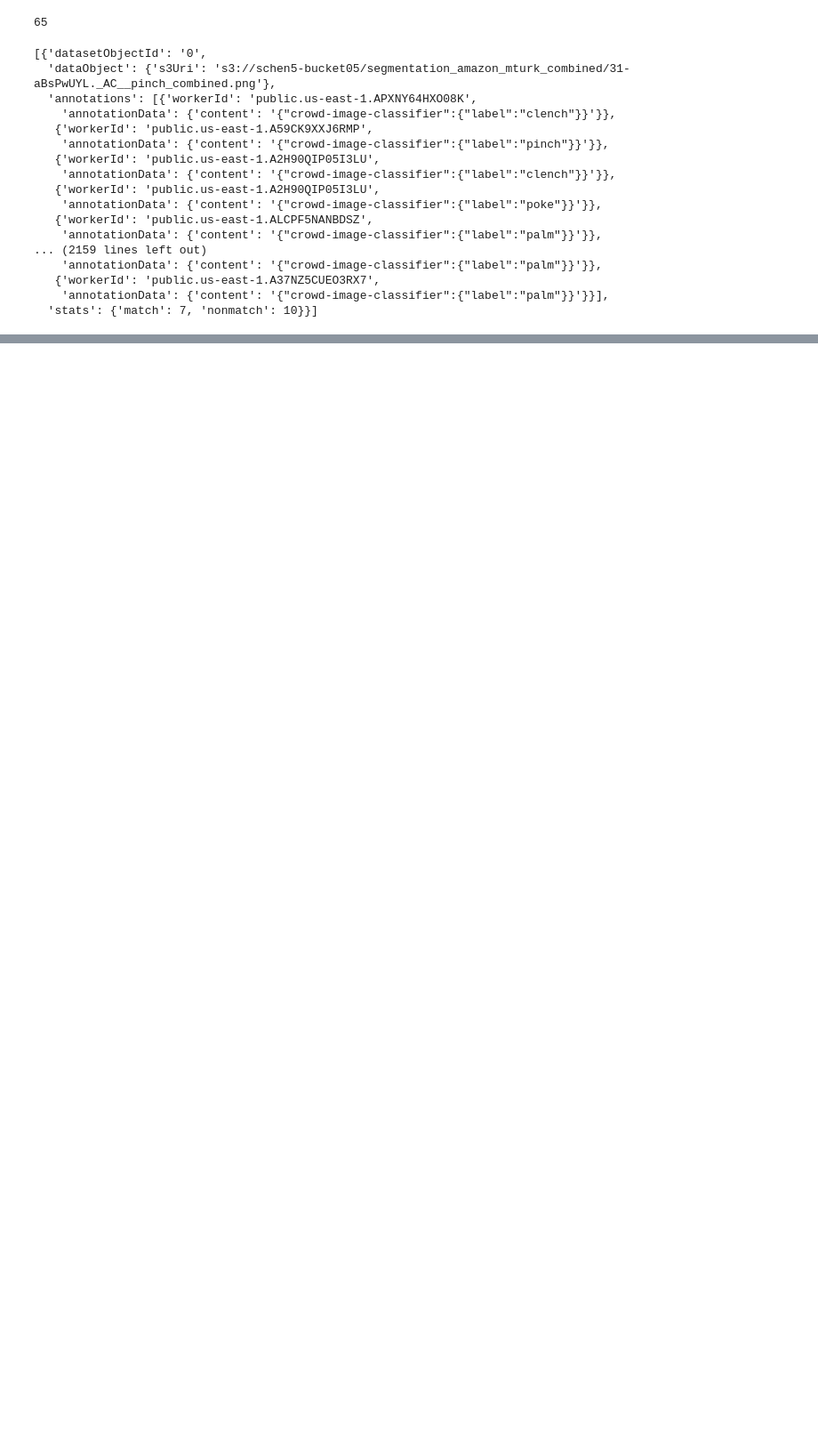
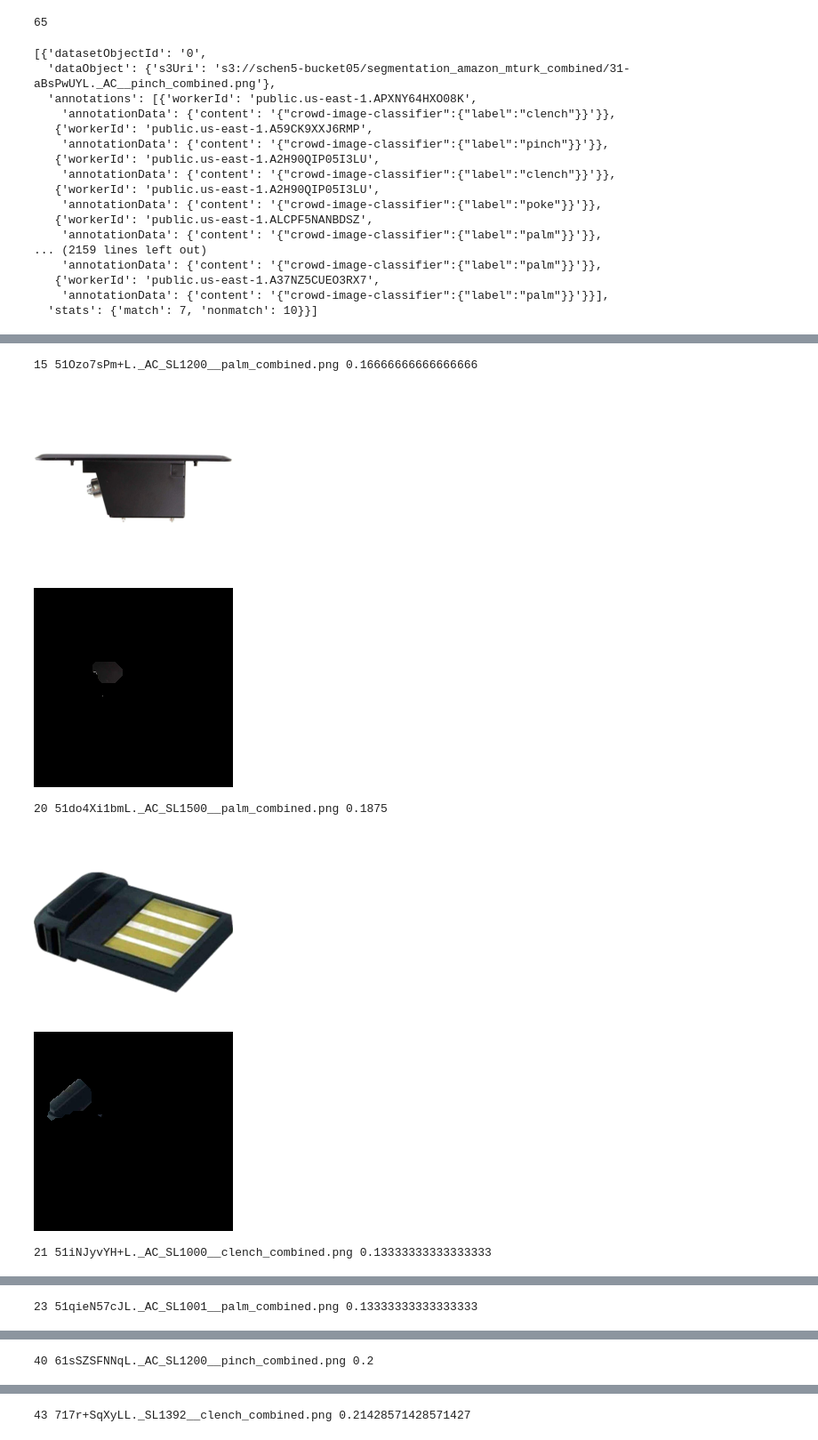
Before and after one commit to sanghyunyi/ee148-project, a Jupyter notebook: annotations/analyze_mturk_classification.ipynb, the cells around one changed output, grey strips where cells are left out. Shown at 89% size. Cells and saved outputs as stored; diff of their text form; code cells hidden in the pictures; blank space fills up the shorter version.

```diff
--- a/annotations/analyze_mturk_classification.ipynb
+++ b/annotations/analyze_mturk_classification.ipynb
@@ -15,4 +15,7 @@ import pandas as pd
 # Define global settings.
 
 ACTIONS = ["clench", "pinch", "palm", "poke"]
+CHANCE_LEVEL = 1 / len(ACTIONS)
 data_dir = '/Users/sharon/data/EE148/affordance/mturk_classification_results'
+image_dir = '/Users/sharon/data/EE148/affordance/segmentation_amazon_mturk_combined'
+output_dir = 'images/analysis-results'
@@ -391,0 +459,13 @@ plot_stacked_bars(y, 'Matches and Nonmatches between True and Mturker Responses
+# %%
+from IPython.display import Image, display
+
+bad_df = acc_df.loc[acc_df['y'] < CHANCE_LEVEL]
+for i, row in bad_df.iterrows():
+    print(row['image_idx'], row['image_name'], row['y'])
+    display(Image(filename='%s/%s' % (image_dir, row['image_name'])))
+# %% [output]
+15 51Ozo7sPm+L._AC_SL1200__palm_combined.png 0.16666666666666666
+[figure, added]
+20 51do4Xi1bmL._AC_SL1500__palm_combined.png 0.1875
+[figure, added]
+21 51iNJyvYH+L._AC_SL1000__clench_combined.png 0.13333333333333333
@@ -391,0 +473 @@ plot_stacked_bars(y, 'Matches and Nonmatches between True and Mturker Responses
+23 51qieN57cJL._AC_SL1001__palm_combined.png 0.13333333333333333
@@ -391,0 +475 @@ plot_stacked_bars(y, 'Matches and Nonmatches between True and Mturker Responses
+40 61sSZSFNNqL._AC_SL1200__pinch_combined.png 0.2
@@ -391,0 +477 @@ plot_stacked_bars(y, 'Matches and Nonmatches between True and Mturker Responses
+43 717r+SqXyLL._SL1392__clench_combined.png 0.21428571428571427
```
Also changed, not shown: parts of 39 cells of this notebook, 12 other files.
